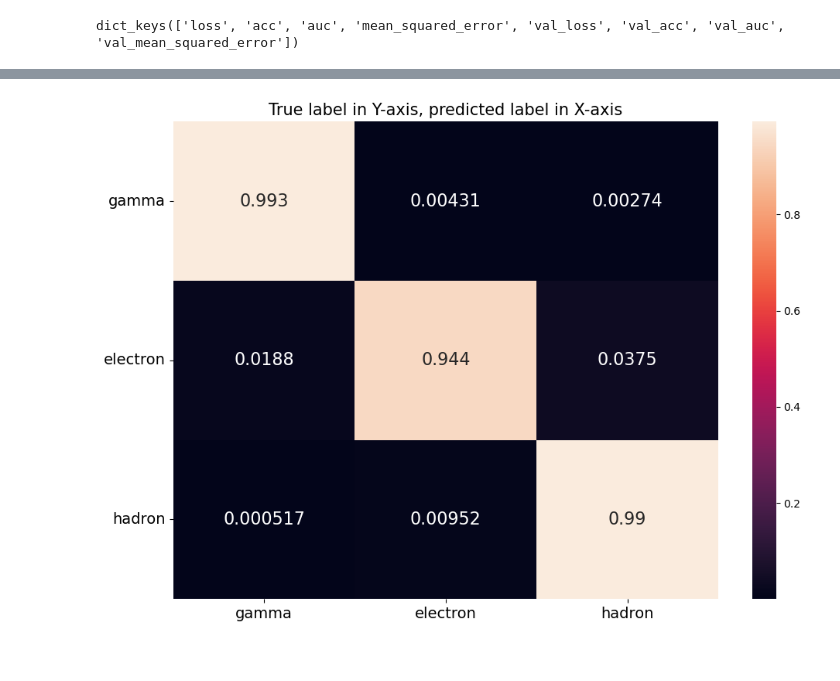
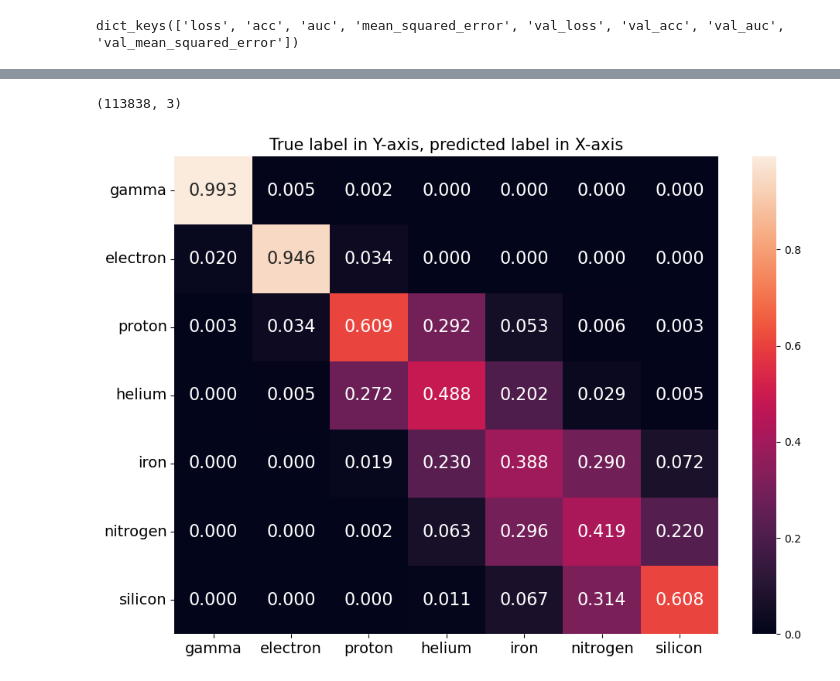
Before and after one commit to ArturoSirvent/second_CTA_analysis, a Jupyter notebook: notebooks/012.3_analysis_final_resultados_clasif.ipynb, the cells around one changed output, grey strips where cells are left out. Saved outputs shown, nothing was run; the diff lists cells and outputs as text; code cells hidden in the pictures.

Commit message:
more results

```diff
--- a/notebooks/012.3_analysis_final_resultados_clasif.ipynb
+++ b/notebooks/012.3_analysis_final_resultados_clasif.ipynb
@@ -222,6 +220,8 @@ labels_mapped
+# %%
+runs_limited=[i[-40:] for i in list(runs_aux1.list_runs)]
 # %%
 PATH_NPY=f"{BASE_DIR}/data_full/elementos_npy"
-x_train_list,x_test_list,y_train_list,y_test_list=loaddata4use.load_dataset_completo(PATH_NPY,list(runs_aux1.list_runs),[1,2,3,4],labels_asign=labels_mapped,elements=list(runs_aux1.elemento),pre_name_folders="npy_",test_size=0.01,same_quant="approx",verbose=True,fill=True,categorical=True)
+x_train_list,x_test_list,y_train_list,y_test_list=loaddata4use.load_dataset_completo(PATH_NPY,runs_limited,[1,2,3,4],labels_asign=labels_mapped,elements=list(runs_aux1.elemento),pre_name_folders="npy_",test_size=0.01,same_quant="approx",verbose=True,fill=True,categorical=True)
 x_train_list=cambiar_ejes_lista(x_train_list)
 # %% [output]
 Load of names and common events
@@ -246,2 +248,2 @@ SUCCESS
 # %%
-modelo=tf.keras.models.load_model(f"{RESULTS_DIR}/test_3.h5")
+modelo=tf.keras.models.load_model(f"{RESULTS_DIR}/test_6_400_4tel_7labels.h5")
@@ -267,0 +259,4 @@ y_pred=modelo.predict(x_train_list)
+# %%
+y_train_list.shape
+# %% [output]
+(113838, 3)
@@ -274,7 +271,7 @@ def print_conf_matrix(matrix,elements=None,sin_diag=True,save_dir=None):
         for i in range(len(elements)):
             matrix[i,i]=0
     fig=plt.figure(figsize=(10,7))
-    sns.heatmap(matrix,annot=True,annot_kws={'size':16},fmt=".3g")
+    sns.heatmap(matrix,annot=True,annot_kws={'size':16},fmt=".3f")
 
     plt.yticks(np.arange(len(elements))+0.5,elements,fontsize=14,rotation=0);
     plt.xticks(np.arange(len(elements))+0.5,elements,fontsize=14,rotation=0);
@@ -284,11 +281,11 @@ def print_conf_matrix(matrix,elements=None,sin_diag=True,save_dir=None):
         plt.savefig(save_dir)
     return fig
 
-comp_and_diplay_conf_matrix(y_train_list,y_pred,elements=["gamma","electron","hadron"],sin_diag=False,save_dir=f"{RESULTS_DIR}/conf_matrix_1.png");
+#comp_and_diplay_conf_matrix(y_train_list,y_pred,elements=["gamma","electron","hadron"],sin_diag=False,save_dir=None);
 def comp_and_diplay_conf_matrix(y_test,y_predict,elements=None,sin_diag=True,norm="true",save_dir=None):
     matrix=confusion_matrix(np.argmax(y_test,axis=-1),np.argmax(y_predict,axis=-1),normalize=norm) #sklearn.metrics.confusion_matrix
     return print_conf_matrix(matrix,elements=elements,sin_diag=sin_diag,save_dir=save_dir)
 # %%
-comp_and_diplay_conf_matrix(y_train_list,y_pred,elements=["gamma","electron","hadron"],sin_diag=False,save_dir=f"{RESULTS_DIR}/conf_matrix_1tels_3labels_ontest.png");
+comp_and_diplay_conf_matrix(y_train_list,y_pred,sin_diag=False,save_dir=f"{RESULTS_DIR}/conf_matrix_4tels_3labels_ontest.png");
 # %% [output]
-[figure, old version]
+[figure, new version]
```
Also changed, not shown: parts of 13 cells of this notebook, 7 other files.
